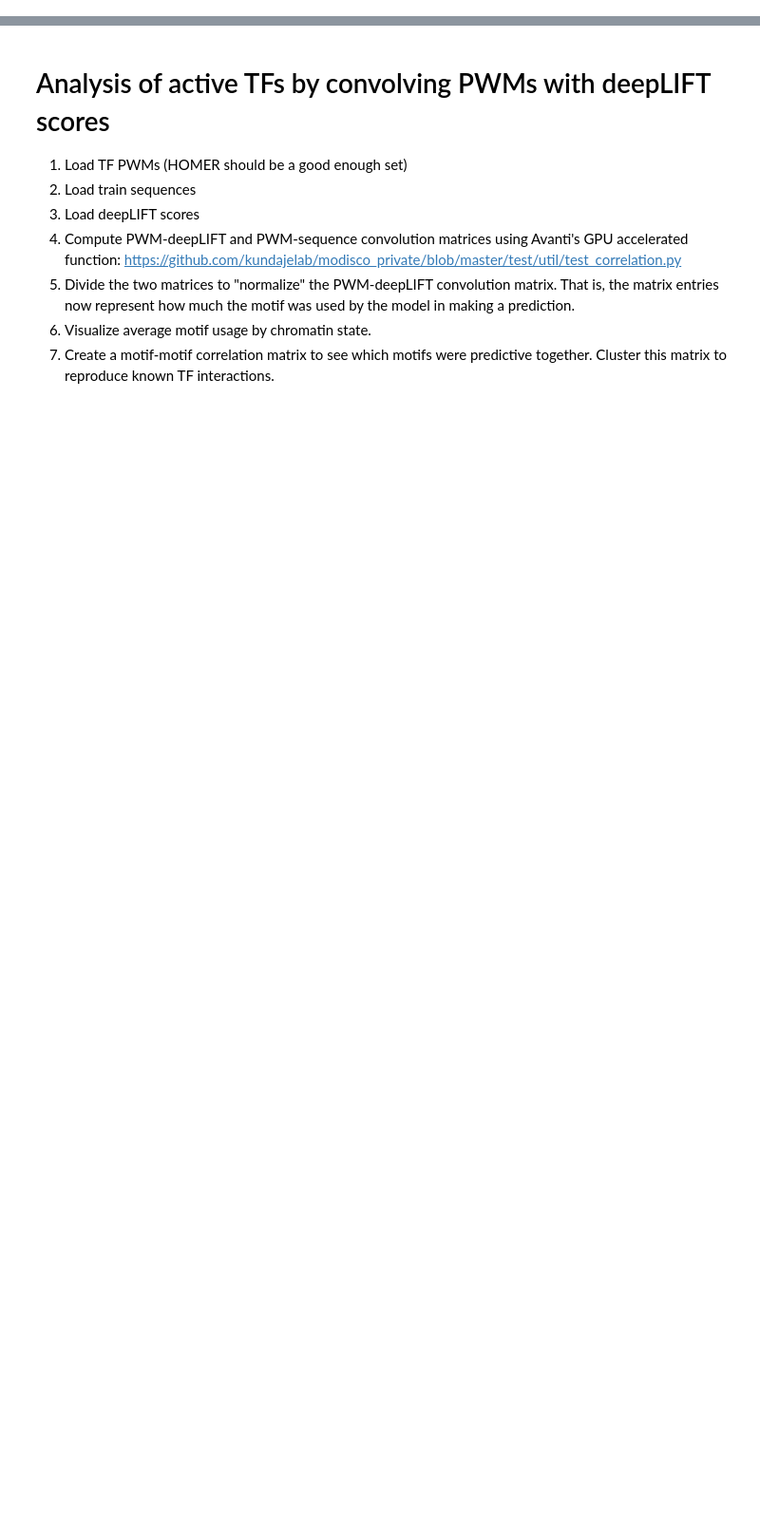
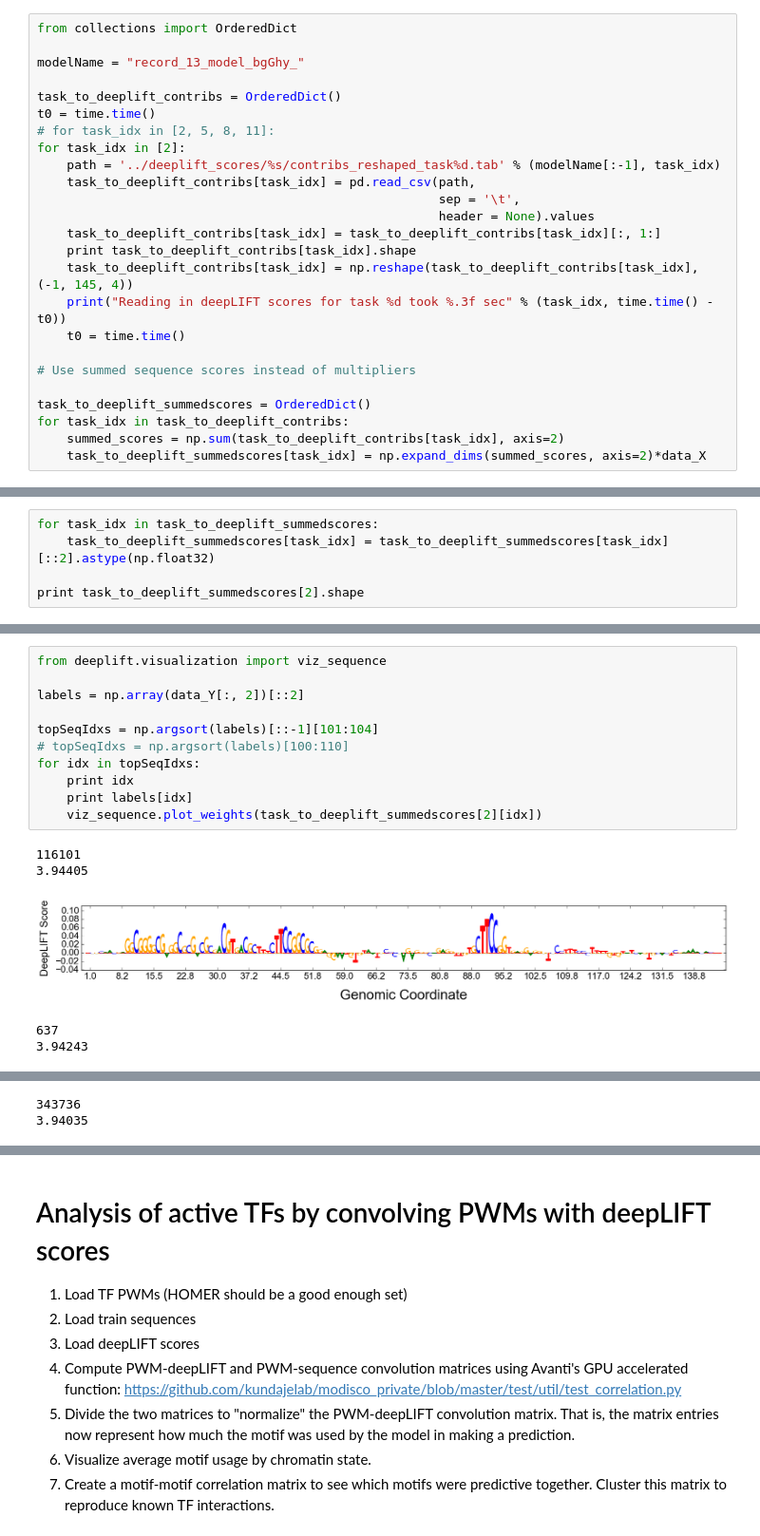
Before and after one commit to kundajelab/mpra, a Jupyter notebook: deeplearn/scripts/Regulatory Grammar Discovery with Sharpr Models.ipynb, the cells around one changed output, grey strips where cells are left out. Shown at 95% size. Saved outputs shown, nothing was run; the diff lists cells and outputs as text; blank space fills up the shorter version.

Commit message:
Some new analysis + plots

```diff
--- a/deeplearn/scripts/Regulatory Grammar Discovery with Sharpr Models.ipynb
+++ b/deeplearn/scripts/Regulatory Grammar Discovery with Sharpr Models.ipynb
@@ -0,0 +68,25 @@
+# %%
+from collections import OrderedDict
+
+modelName = "record_13_model_bgGhy_"
+
+task_to_deeplift_contribs = OrderedDict()
+t0 = time.time()
+# for task_idx in [2, 5, 8, 11]:
+for task_idx in [2]:
+    path = '../deeplift_scores/%s/contribs_reshaped_task%d.tab' % (modelName[:-1], task_idx)
+    task_to_deeplift_contribs[task_idx] = pd.read_csv(path,
+                                                      sep = '\t',
+                                                      header = None).values
+    task_to_deeplift_contribs[task_idx] = task_to_deeplift_contribs[task_idx][:, 1:]
+    print task_to_deeplift_contribs[task_idx].shape
+    task_to_deeplift_contribs[task_idx] = np.reshape(task_to_deeplift_contribs[task_idx], (-1, 145, 4))
+    print("Reading in deepLIFT scores for task %d took %.3f sec" % (task_idx, time.time() - t0))
+    t0 = time.time()
+
+# Use summed sequence scores instead of multipliers
+
+task_to_deeplift_summedscores = OrderedDict()
+for task_idx in task_to_deeplift_contribs:
+    summed_scores = np.sum(task_to_deeplift_contribs[task_idx], axis=2)
+    task_to_deeplift_summedscores[task_idx] = np.expand_dims(summed_scores, axis=2)*data_X
@@ -0,0 +96,5 @@
+# %%
+for task_idx in task_to_deeplift_summedscores:
+    task_to_deeplift_summedscores[task_idx] = task_to_deeplift_summedscores[task_idx][::2].astype(np.float32)
+
+print task_to_deeplift_summedscores[2].shape
@@ -0,0 +214,17 @@
+# %%
+from deeplift.visualization import viz_sequence
+
+labels = np.array(data_Y[:, 2])[::2]
+
+topSeqIdxs = np.argsort(labels)[::-1][101:104]
+# topSeqIdxs = np.argsort(labels)[100:110]
+for idx in topSeqIdxs:
+    print idx
+    print labels[idx]
+    viz_sequence.plot_weights(task_to_deeplift_summedscores[2][idx])
+# %% [output]
+116101
+3.94405
+[figure, added]
+637
+3.94243
@@ -0,0 +232,2 @@
+343736
+3.94035
```
Also changed, not shown: parts of 26 cells of this notebook, 3 other files.
